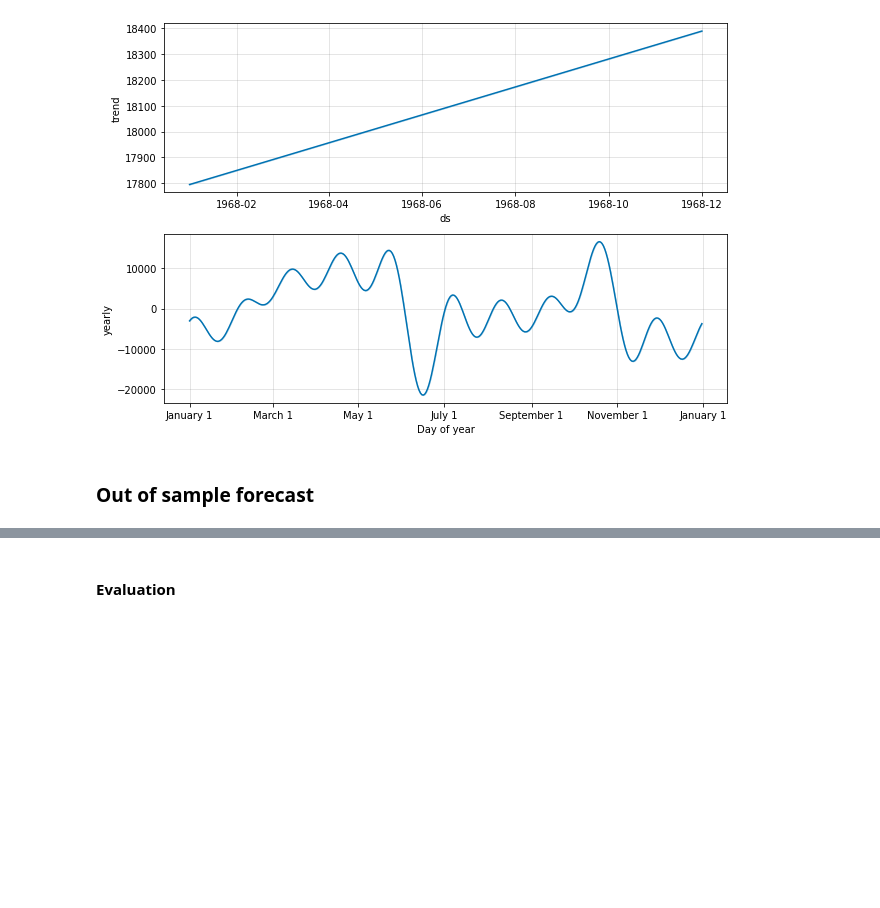
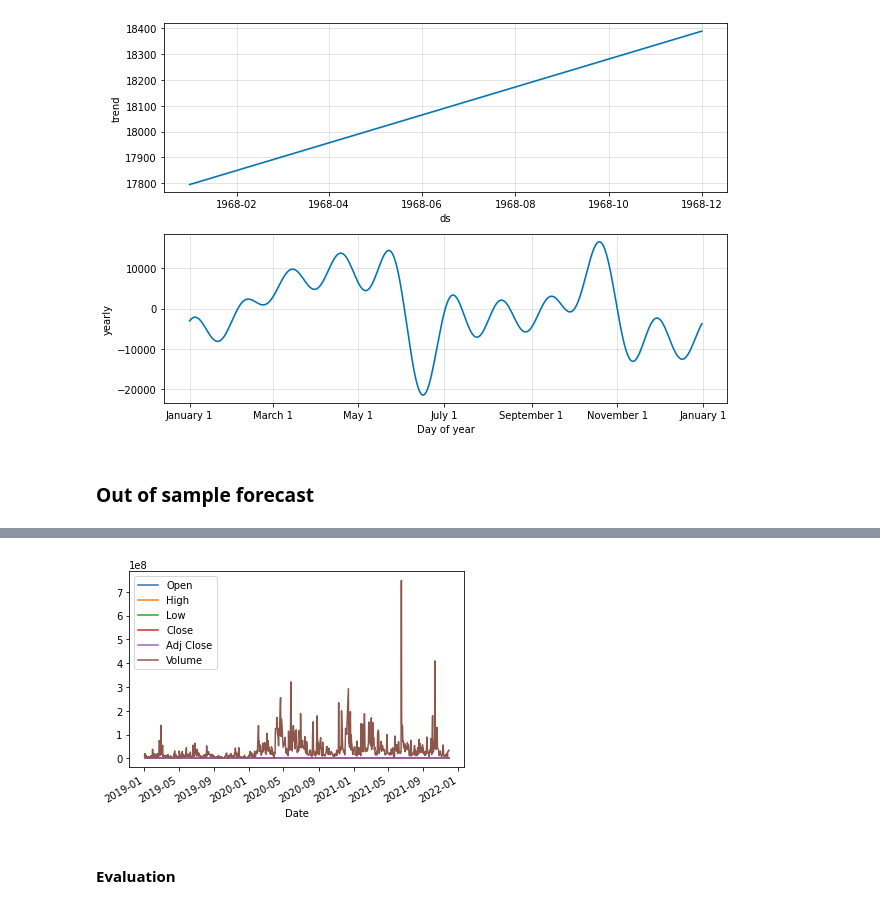
Before and after one commit to pongsrue/Automated_Tools-, a Jupyter notebook: Mini-bads3/Module3_2.ipynb, the cells around one changed output, grey strips where cells are left out. Drawn from its saved outputs; the diff is of its cells as text; code cells hidden in the pictures; blank space fills up the shorter version.

```diff
--- a/Mini-bads3/Module3_2.ipynb
+++ b/Mini-bads3/Module3_2.ipynb
@@ -229,9 +247,13 @@ plt.show()
 # %%
-!pip install pandas_datareader
-import pandas_datareader as web
+'''import pandas_datareader as web
 import datetime
 start = datetime.datetime(2020, 1, 1)
 end = datetime.datetime(2020, 6, 30)
 df3 = web.DataReader("AAV.BK", 'yahoo', start, end)
-df3.head()
+df3.head()'''
+
+import yfinance as yf
+data = yf.download('AAV.BK', start = '2019-01-01', end='2022-01-01')
+data.head()
+data.plot()
 # %% [output]
@@ -253,2 +262,3 @@ ImportError: cannot import name 'urlencode' from 'pandas.io.common' (/opt/anacon
+[figure, added]
 # %% [markdown]
 #### **Evaluation**
```
Also changed, not shown: parts of 7 cells of this notebook.
